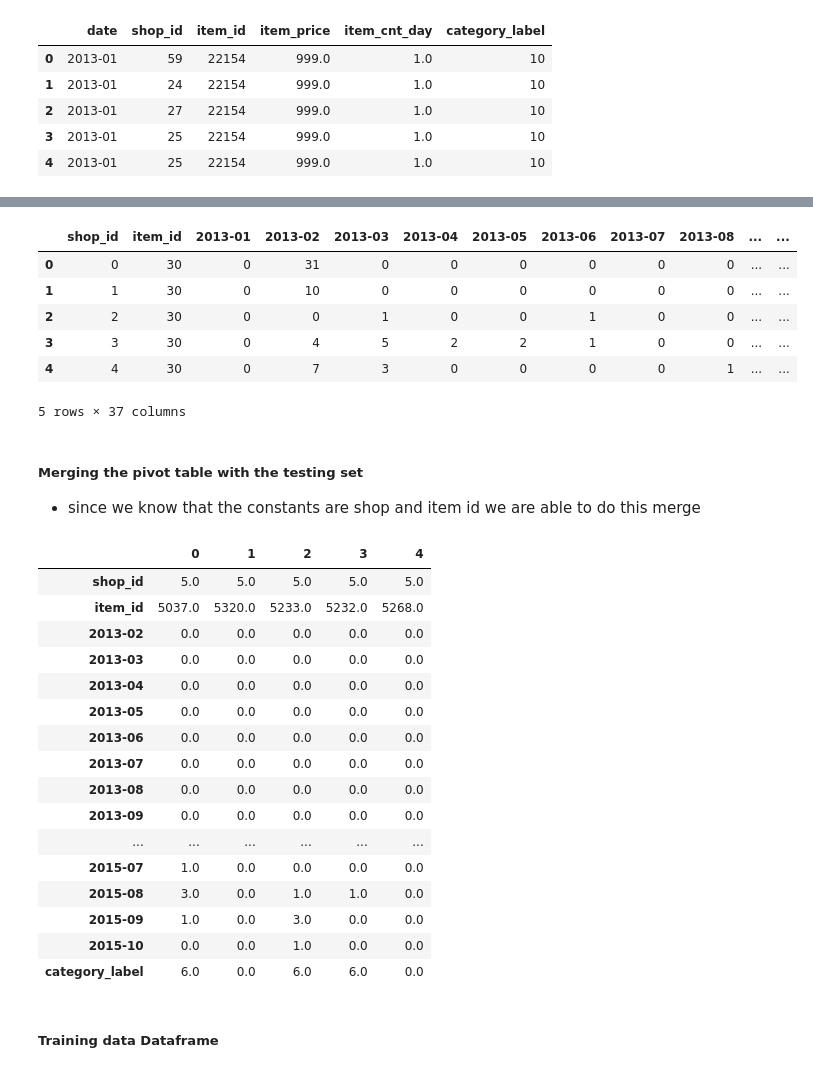
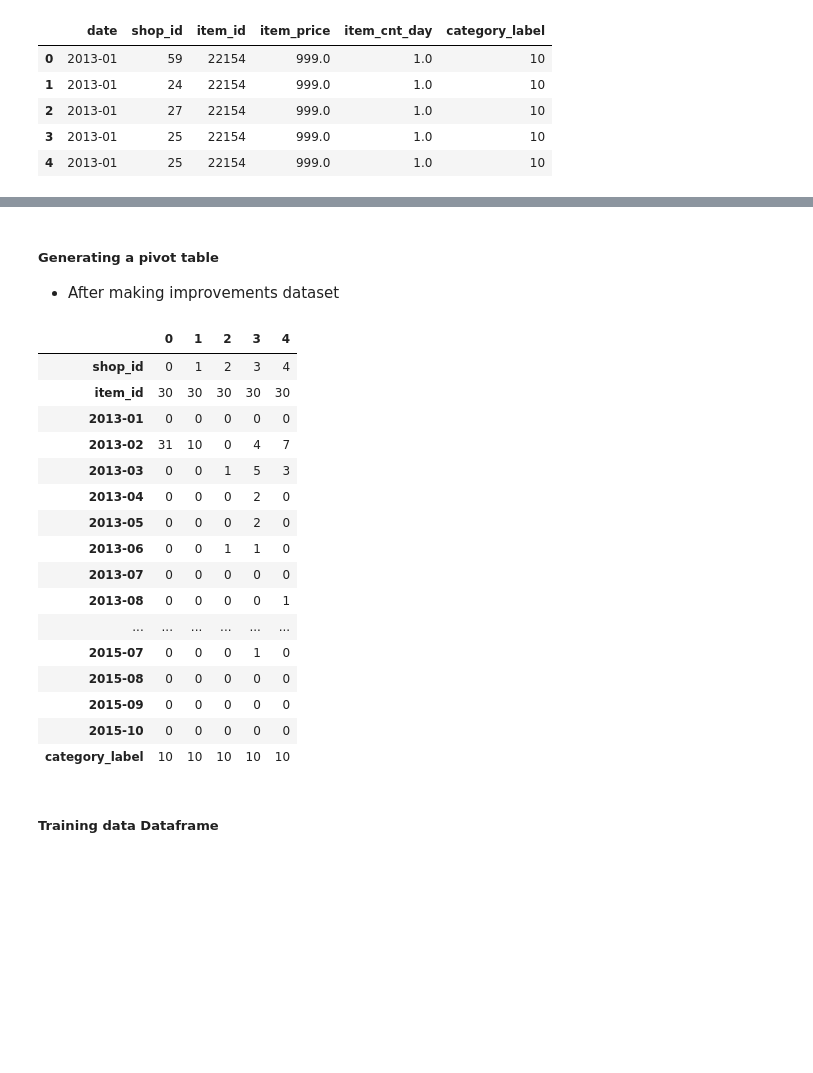
Before and after one commit to MichaelWoo-git/Predicting_Future_Sales_Timeseries, a Jupyter notebook: regression_analysis.ipynb, the cells around one changed output, grey strips where cells are left out. Drawn from its saved outputs; the diff is of its cells as text; code cells hidden in the pictures; blank space fills up the shorter version.

```diff
--- a/regression_analysis.ipynb
+++ b/regression_analysis.ipynb
@@ -118,3 +41,0 @@ items.head()
-# %%
-sales = pd.merge(sales, items, on='item_id', how='inner').drop(["item_name","item_category_name","item_category_id"],axis=1)
-sales.head()
@@ -233,0 +220,3 @@ dtype: int64
+# %%
+train_data = pd.merge(train_data, items, on='item_id', how='inner').drop(["item_name","item_category_name","item_category_id"],axis=1)
+train_data.head()
@@ -288,43 +318,30 @@ train_data.head()
+# %% [markdown]
+##### Generating a pivot table
+* After making improvements dataset
 # %%
-df = train_data.groupby(['date','shop_id','item_id']).sum()
-df = df.pivot_table(index=['shop_id','item_id'], columns='date', values='item_cnt_day', fill_value=0)
-df.reset_index(inplace=True)
-df = pd.merge(df,items,on="item_id",how='inner').drop(['item_category_id',"item_category_name","item_name"],axis=1)
-df.head()
+df_improve = train_data.groupby(['date','shop_id','item_id']).sum()
+df_improve = df_improve.pivot_table(index=['shop_id','item_id'], columns='date', values='item_cnt_day', fill_value=0)
+df_improve.reset_index(inplace=True)
+df_improve = pd.merge(df_improve,items,on="item_id",how='inner').drop(['item_category_id',"item_category_name","item_name"],axis=1)
+df_improve.head().T
 # %% [output]
-|  | shop_id | item_id | 2013-01 | 2013-02 | 2013-03 | 2013-04 | 2013-05 | 2013-06 | 2013-07 | 2013-08 | ... | ... |
-| 0 | 0 | 30 | 0 | 31 | 0 | 0 | 0 | 0 | 0 | 0 | ... | ... |
-| 1 | 1 | 30 | 0 | 10 | 0 | 0 | 0 | 0 | 0 | 0 | ... | ... |
-| 2 | 2 | 30 | 0 | 0 | 1 | 0 | 0 | 1 | 0 | 0 | ... | ... |
-| 3 | 3 | 30 | 0 | 4 | 5 | 2 | 2 | 1 | 0 | 0 | ... | ... |
-| 4 | 4 | 30 | 0 | 7 | 3 | 0 | 0 | 0 | 0 | 1 | ... | ... |
+|  | 0 | 1 | 2 | 3 | 4 |
+| shop_id | 0 | 1 | 2 | 3 | 4 |
+| item_id | 30 | 30 | 30 | 30 | 30 |
+| 2013-01 | 0 | 0 | 0 | 0 | 0 |
+| 2013-02 | 31 | 10 | 0 | 4 | 7 |
+| 2013-03 | 0 | 0 | 1 | 5 | 3 |
+| 2013-04 | 0 | 0 | 0 | 2 | 0 |
+| 2013-05 | 0 | 0 | 0 | 2 | 0 |
+| 2013-06 | 0 | 0 | 1 | 1 | 0 |
+| 2013-07 | 0 | 0 | 0 | 0 | 0 |
+| 2013-08 | 0 | 0 | 0 | 0 | 1 |
+| ... | ... | ... | ... | ... | ... |
+| 2015-07 | 0 | 0 | 0 | 1 | 0 |
+| 2015-08 | 0 | 0 | 0 | 0 | 0 |
+| 2015-09 | 0 | 0 | 0 | 0 | 0 |
+| 2015-10 | 0 | 0 | 0 | 0 | 0 |
+| category_label | 10 | 10 | 10 | 10 | 10 |
-5 rows × 37 columns
-# %% [markdown]
-##### Merging the pivot table with the testing set
-* since we know that the constants are shop and item id we are able to do this merge
-# %%
-df_test = pd.merge(df_test, df, on=['shop_id','item_id'], how='left')
-df_test.drop(['ID', '2013-01'], axis=1, inplace=True)
-df_test = df_test.fillna(0)
-df_test.head().T
-# %% [output]
-|  | 0 | 1 | 2 | 3 | 4 |
-| shop_id | 5.0 | 5.0 | 5.0 | 5.0 | 5.0 |
-| item_id | 5037.0 | 5320.0 | 5233.0 | 5232.0 | 5268.0 |
-| 2013-02 | 0.0 | 0.0 | 0.0 | 0.0 | 0.0 |
-| 2013-03 | 0.0 | 0.0 | 0.0 | 0.0 | 0.0 |
-| 2013-04 | 0.0 | 0.0 | 0.0 | 0.0 | 0.0 |
-| 2013-05 | 0.0 | 0.0 | 0.0 | 0.0 | 0.0 |
-| 2013-06 | 0.0 | 0.0 | 0.0 | 0.0 | 0.0 |
-| 2013-07 | 0.0 | 0.0 | 0.0 | 0.0 | 0.0 |
-| 2013-08 | 0.0 | 0.0 | 0.0 | 0.0 | 0.0 |
-| 2013-09 | 0.0 | 0.0 | 0.0 | 0.0 | 0.0 |
-| ... | ... | ... | ... | ... | ... |
-| 2015-07 | 1.0 | 0.0 | 0.0 | 0.0 | 0.0 |
-| 2015-08 | 3.0 | 0.0 | 1.0 | 1.0 | 0.0 |
-| 2015-09 | 1.0 | 0.0 | 3.0 | 0.0 | 0.0 |
-| 2015-10 | 0.0 | 0.0 | 1.0 | 0.0 | 0.0 |
-| category_label | 6.0 | 0.0 | 6.0 | 6.0 | 0.0 |
 # %% [markdown]
 ##### Training data Dataframe
 # %%
```
Also changed, not shown: parts of 82 cells of this notebook.
